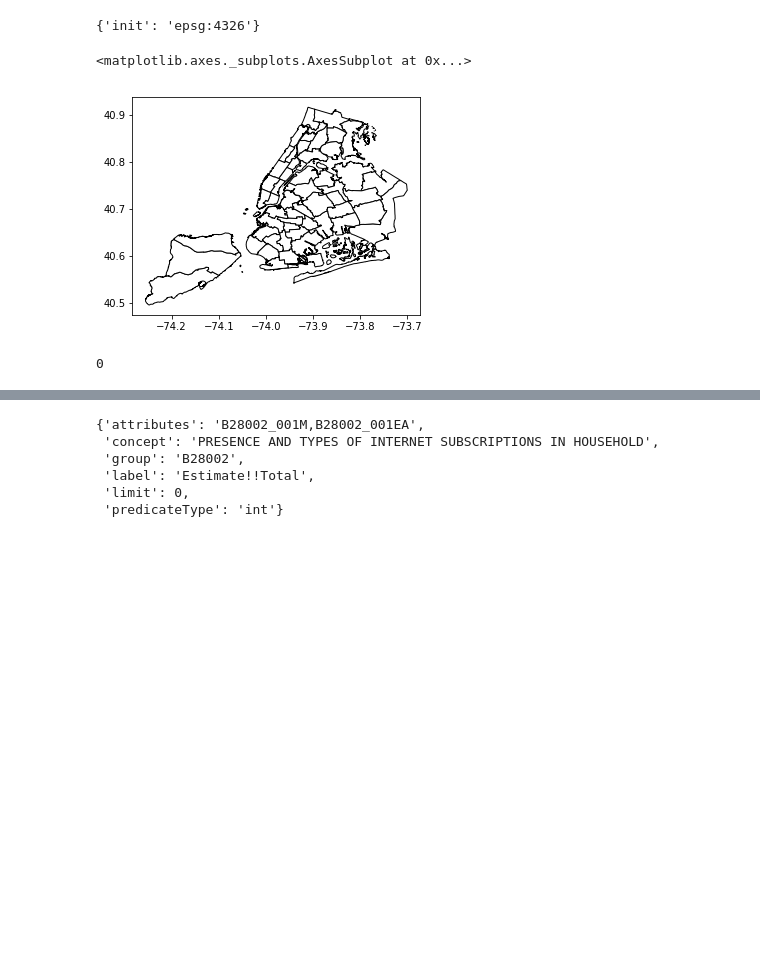
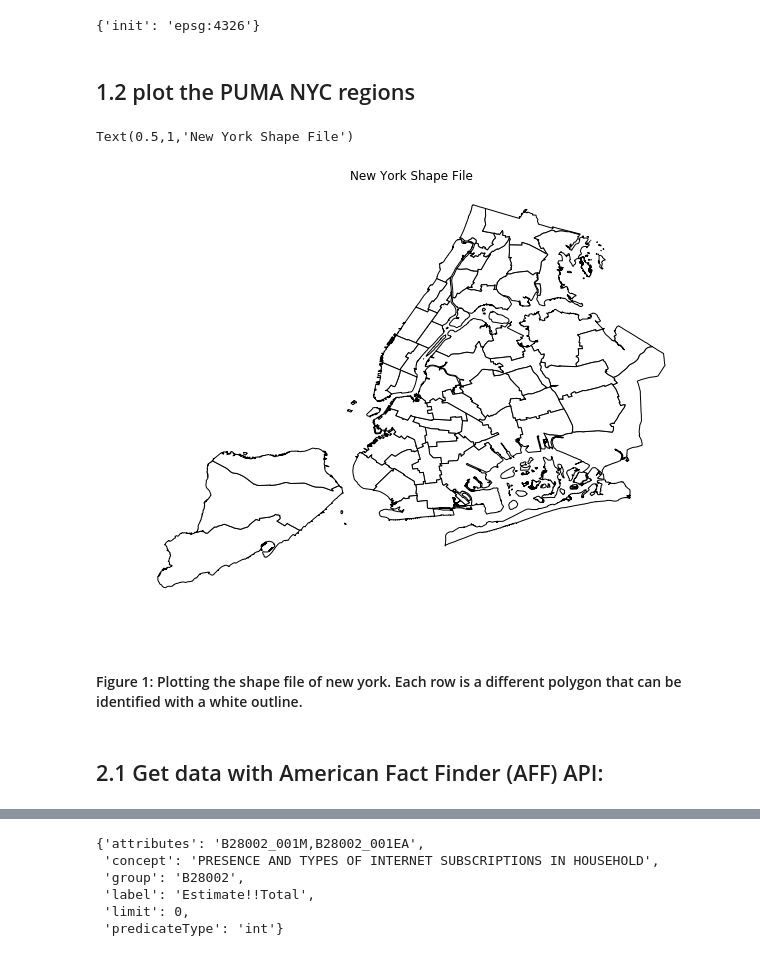
Before and after one commit to samjfalk/PUI2018_sjf374, a Jupyter notebook: HW7_sjf374/HW7_1_sjf374.ipynb, the cells around one changed output, grey strips where cells are left out. Cells and saved outputs as stored; diff of their text form; code cells hidden in the pictures; blank space fills up the shorter version.

```diff
--- a/HW7_sjf374/HW7_1_sjf374.ipynb
+++ b/HW7_sjf374/HW7_1_sjf374.ipynb
@@ -106,5 +102,8 @@ shape.crs
+# %% [markdown]
+## 1.2  plot the PUMA NYC regions
 # %%
-shape.plot(color="white", edgecolor="black")
+shape.plot(color="white", edgecolor="black", figsize=(10,10)).axis('off')
+pl.title('New York Shape File')
 # %% [output]
-<matplotlib.axes._subplots.AxesSubplot at 0x...>
+Text(0.5,1,'New York Shape File')
-[figure, old version]
+[figure, new version]
@@ -113,7 +110,7 @@ shape.plot(color="white", edgecolor="black")
-# %%
-os.system("unzip "+ os.getenv("PUIDATA") + "/ACS_16_1YR_GCT2801.US05PR.zip -d " + os.getenv("PUIDATA"))
-# %% [output]
-0
+# %% [markdown]
+#### Figure 1: Plotting the shape file of new york. Each row is a different polygon that can be identified with a white outline.
+# %% [markdown]
+## 2.1 Get data with American Fact Finder (AFF) API:
 # %%
 #read in in the variables available. the info you need is in the 1year ACS data
 url = "https://api.census.gov/data/2016/acs/acs1/variables.json"
```
Also changed, not shown: parts of 70 cells of this notebook.
